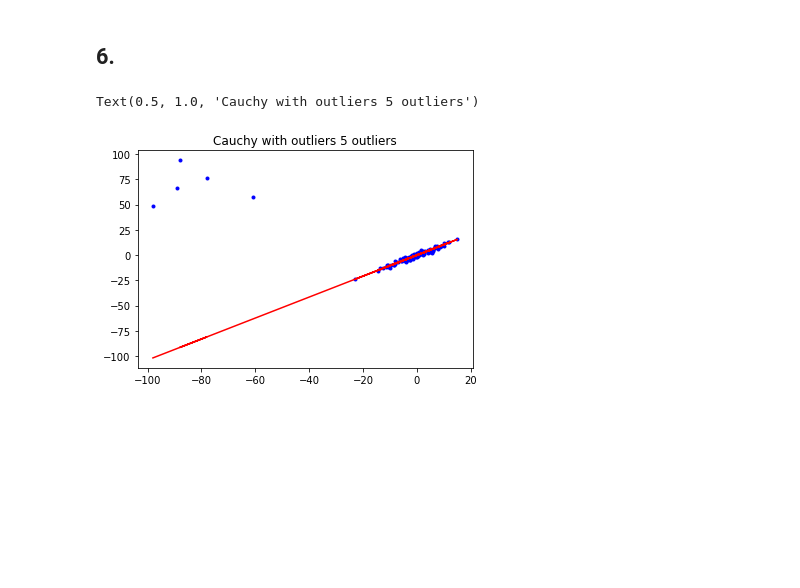
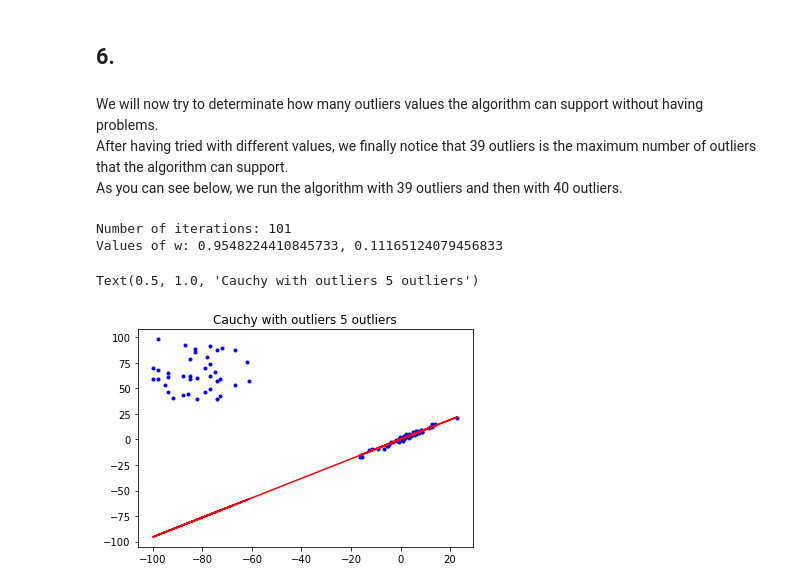
Before and after one commit to Roxane14/optimization, a Jupyter notebook: Lab2_CarlaSendra_RoxaneLeTensorer_RachelTrimble.ipynb, the cells around one changed output. Cells and saved outputs as stored; diff of their text form; code cells hidden in the pictures; blank space fills up the shorter version.

```diff
--- a/Lab2_CarlaSendra_RoxaneLeTensorer_RachelTrimble.ipynb
+++ b/Lab2_CarlaSendra_RoxaneLeTensorer_RachelTrimble.ipynb
@@ -153,7 +174,7 @@ def y_hat(w, x):
     return w[0]*x+w[1]
 
 def lse(c, w, x, y):
-    return np.log(1+((y_hat(w,x)-y)/c)**2)
+    return (c**2/2)*np.log(1+((y_hat(w,x)-y)/c)**2)
 
 def Q(c, w, x, y):
     return ((c**2)/2)*sum([lse(c, w, xi, yi) for xi, yi in zip(x, y)])
@@ -228,20 +283,26 @@ for i in range(num_plots):
 # %% [markdown]
 ## 6.
+# %% [markdown]
+We will now try to determinate how many outliers values the algorithm can support without having problems. <br>
+After having tried with different values, we finally notice that 39 outliers is the maximum number of outliers that the algorithm can support.<br>
+As you can see below, we run the algorithm with 39 outliers and then with 40 outliers.
 # %%
 c1=1
 c_out_5 = c.copy()
-x = np.random.randint(-100, -60, 5)
-y = np.random.randint(40, 100,5)
+x = np.random.randint(-100, -60, 39)
+y = np.random.randint(40, 100,39)
 c_new=np.column_stack((x, y))
-c_out_5[:5]=c_new
+c_out_5[:39]=c_new
 
 x, y = c_out_5[:, 0], c_out_5[:, 1]
 plt.plot(x, y, 'b.')
 w = grad_desc(c1, x, y, alpha, max_iters)
 plt.plot(x, [w[0]*xi + w[1] for xi in x], 'r')
 plt.title("Cauchy with outliers 5 outliers")
 # %% [output]
-Text(0.5, 1.0, 'Cauchy with outliers 5 outliers')
+Number of iterations: 101
+Values of w: 0.9548224410845733, 0.11165124079456833
+Text(0.5, 1.0, 'Cauchy with outliers 5 outliers')
-[figure, old version]
+[figure, new version]
 # %%
 c_out_15 = c.copy()
```
Also changed, not shown: parts of 25 cells of this notebook.
